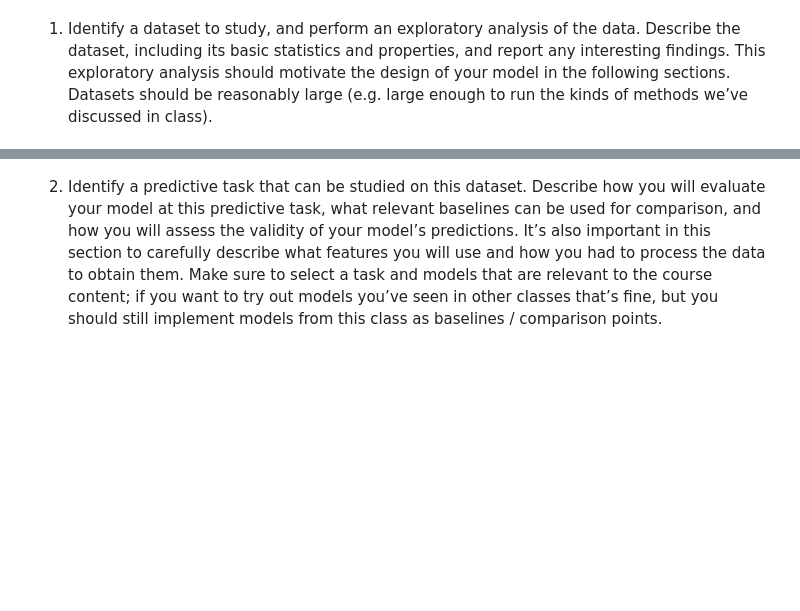
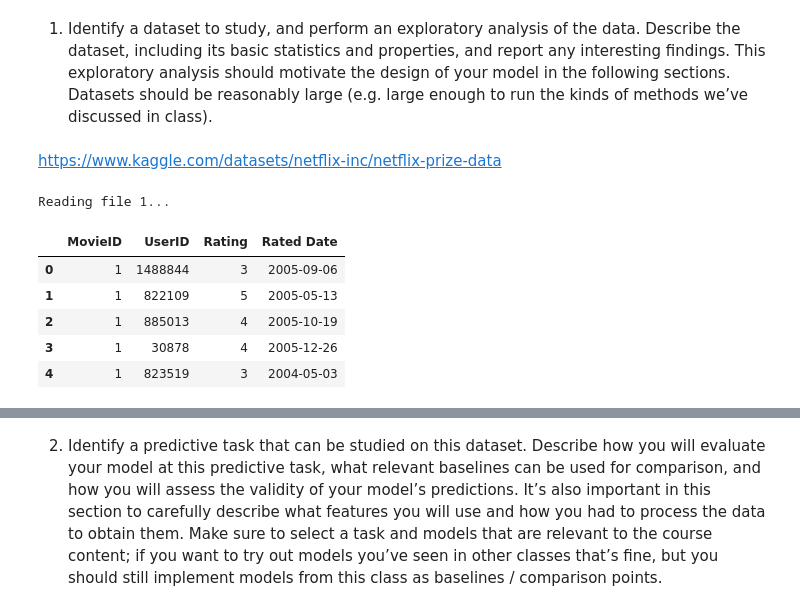
Before and after one commit to KaiMJ/netflix-recommendation, a Jupyter notebook: display.ipynb, the cells around one changed output, grey strips where cells are left out. Saved outputs shown, nothing was run; the diff lists cells and outputs as text; code cells hidden in the pictures; blank space fills up the shorter version.

```diff
--- a/display.ipynb
+++ b/display.ipynb
@@ -4,3 +4,5 @@ dataset, including its basic statistics and properties, and report any interesti
 exploratory analysis should motivate the design of your model in the following sections. Datasets
 should be reasonably large (e.g. large enough to run the kinds of methods we’ve discussed in
 class).
+# %% [markdown]
+https://www.kaggle.com/datasets/netflix-inc/netflix-prize-data
@@ -6,0 +18,40 @@ class).
+# %%
+# Movies: 1 to 17770
+# Ratings: 1 to 5
+# Users: 1 to 2649429, with gaps. There are 480189 users.
+
+# ratingsByUserPerMovie = defaultdict(list)
+data = []
+
+# takes around a minute to load all ratings...
+# data too big, so we are using 1 to 4499
+
+# for i in range(1, 5):
+for i in range(1, 2):
+    print(f"Reading file {i}...")
+    current_movie = None
+    with open(f'data/combined_data_{i}.txt', 'r') as f:
+        txt = f.readlines()
+        for line in tqdm(txt):
+            line = line.strip()
+            if ':' in line: # movie_id:
+                current_movie = line[:-1]
+            else:
+                data.append([current_movie] + line.split(','))
+#                 ratingsByUserPerMovie[int(current_movie)].append(line)
+
+def format_line(line):
+    split = line.split(',')
+    split[0] = int(split[0])
+    split[1] = int(split[1])
+    split[2] = parse(split[2])
+    return split
+
+# this takes about 30 minutes to parse
+# for k, v in tqdm(ratingsByUserPerMovie.items()): # ! only run once
+#     lines = []
+#     for line in v:
+#         lines.append(format_line(line))
+#     ratingsByUserPerMovie[k] = lines
+# %% [output]
+Reading file 1...
@@ -6,0 +65,9 @@ class).
+# %%
+data.head()
+# %% [output]
+|  | MovieID | UserID | Rating | Rated Date |
+| 0 | 1 | 1488844 | 3 | 2005-09-06 |
+| 1 | 1 | 822109 | 5 | 2005-05-13 |
+| 2 | 1 | 885013 | 4 | 2005-10-19 |
+| 3 | 1 | 30878 | 4 | 2005-12-26 |
+| 4 | 1 | 823519 | 3 | 2004-05-03 |
```
Also changed, not shown: parts of 13 cells of this notebook, 1 other file.
